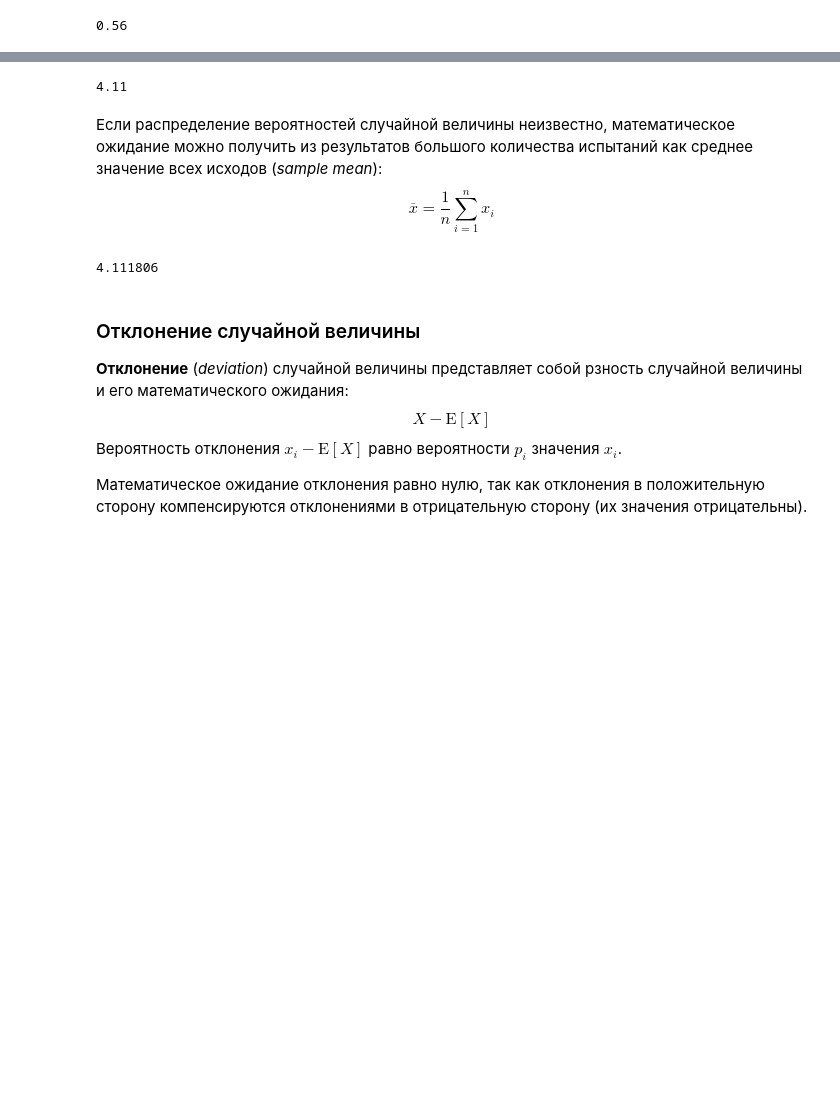
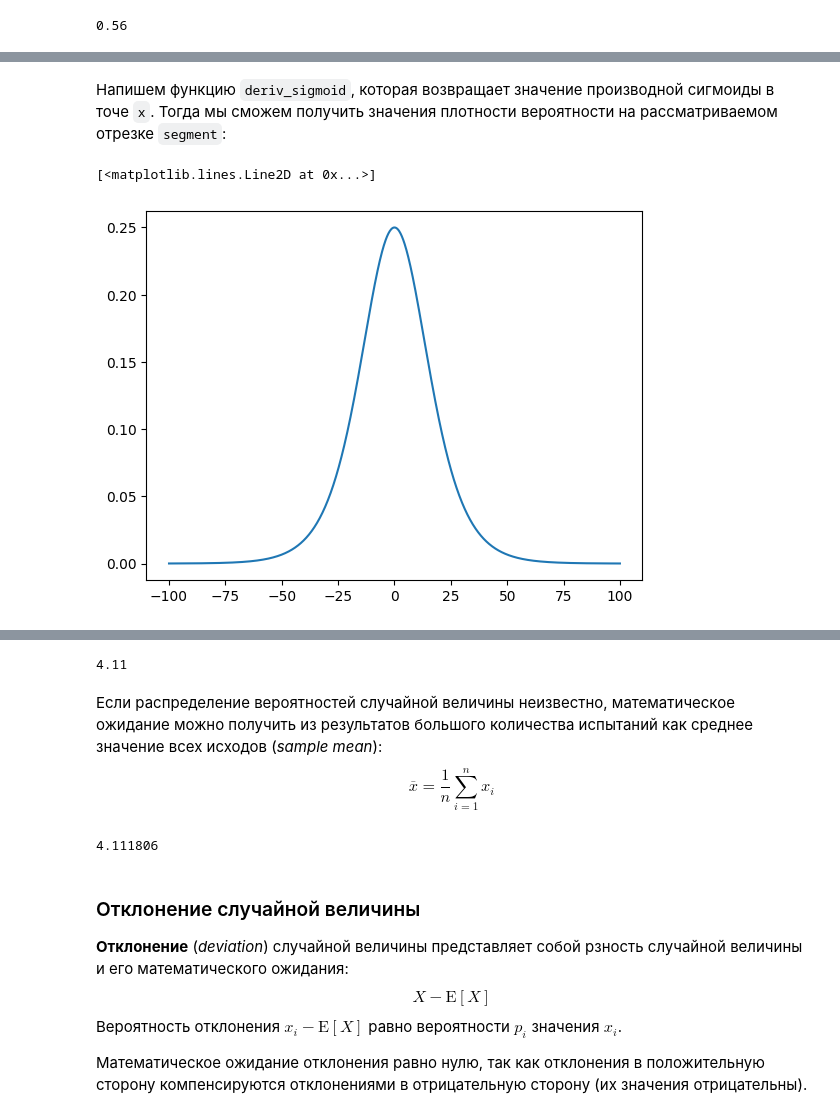
Before and after one commit to ordevoir/Mathematics, a Jupyter notebook: PT_RV_(random_variable).ipynb, the cells around one changed output, grey strips where cells are left out. Drawn from its saved outputs; the diff is of its cells as text; code cells hidden in the pictures; blank space fills up the shorter version.

```diff
--- a/PT_RV_(random_variable).ipynb
+++ b/PT_RV_(random_variable).ipynb
@@ -62,0 +104,14 @@ cdf_sequence = array([0.  , 0.  , 0.  , 0.  , 0.  , 0.  , 0.05, 0.13, 0.26, 0.5
+# %% [markdown]
+Напишем функцию `deriv_sigmoid`, которая возвращает значение производной сигмоиды в точе `x`. Тогда мы сможем получить значения плотности вероятности на рассматриваемом отрезке `segment`:
+# %%
+def deriv_sigmoid(x, alpha=0.1):
+    return sigmoid(x, alpha) * (1 - sigmoid(x, alpha))
+
+pdf = np.zeros_like(segment)
+for i in range(len(segment)):
+    pdf[i] = deriv_sigmoid(segment[i])
+
+plt.plot(segment, pdf)
+# %% [output]
+[<matplotlib.lines.Line2D at 0x...>]
+[figure, added]
```
Also changed, not shown: parts of 12 cells of this notebook.
